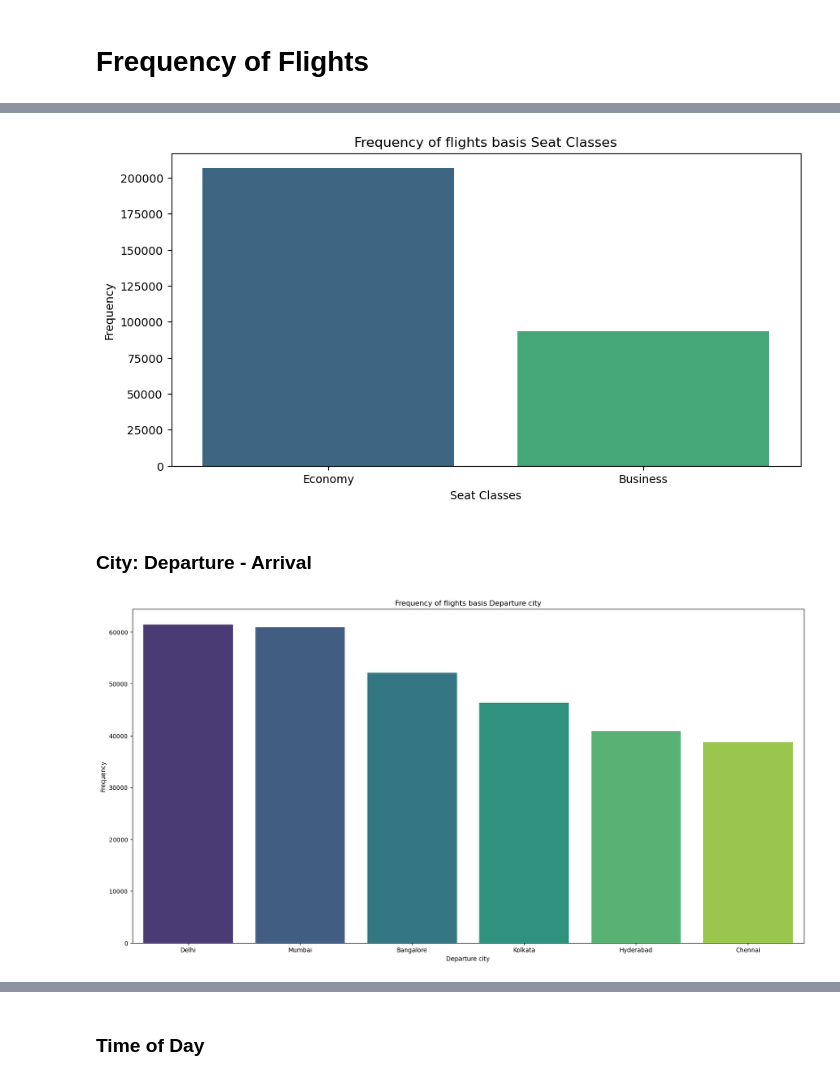
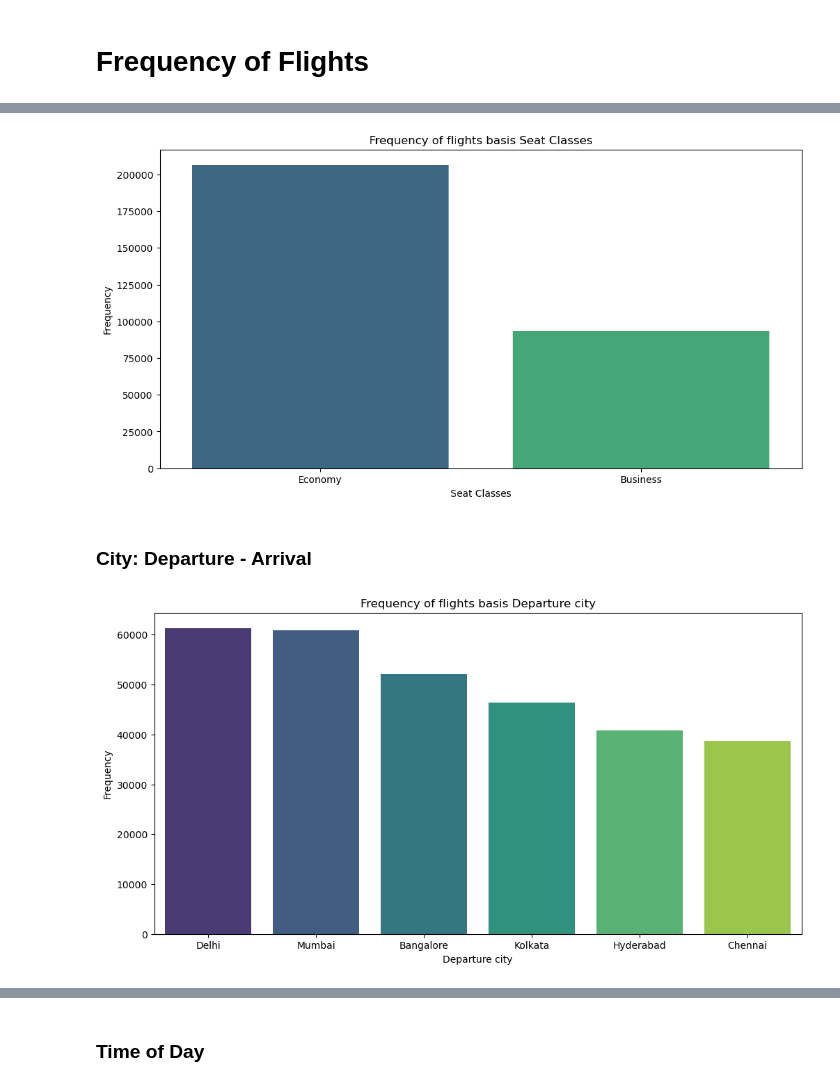
Before and after one commit to brendanros31/ML-Flight-Price-Predictor, a Jupyter notebook: EDA.ipynb, the cells around one changed output, grey strips where cells are left out. Saved outputs shown, nothing was run; the diff lists cells and outputs as text; code cells hidden in the pictures.

Commit message:
feat: update EDA plot dimensions

```diff
--- a/EDA.ipynb
+++ b/EDA.ipynb
@@ -190,6 +190,6 @@ plt.show()
 # %%
 # Frequency - Seat Classes
-plt.figure(figsize=(10,5))
+plt.figure(figsize=(12,6))
 sns.countplot(x=df['class'], hue=df['class'], palette='viridis')
 
 plt.title('Frequency of flights basis Seat Classes')
@@ -198,20 +198,20 @@ plt.ylabel('Frequency')
 
 plt.show()
 # %% [output]
-[figure, old version]
+[figure, new version]
 # %% [markdown]
 ### City: Departure - Arrival
 # %%
 # Frequency - Departure city
-plt.figure(figsize=(20,10))
+plt.figure(figsize=(12,6))
 sns.countplot(x=df['source_city'], hue=df['source_city'], palette='viridis')
 
 plt.title('Frequency of flights basis Departure city')
 plt.xlabel('Departure city')
 plt.ylabel('Frequency')
 
 plt.show()
 # %% [output]
-[figure, old version]
+[figure, new version]
 # %%
 # Frequency - Arrival city
```
Also changed, not shown: parts of 10 cells of this notebook.
